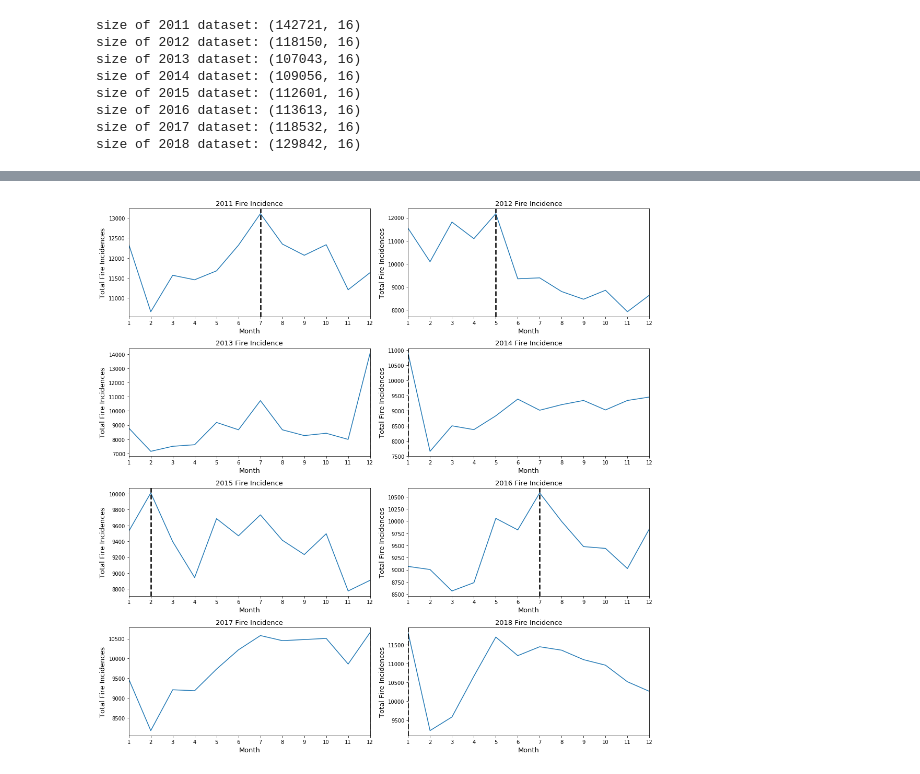
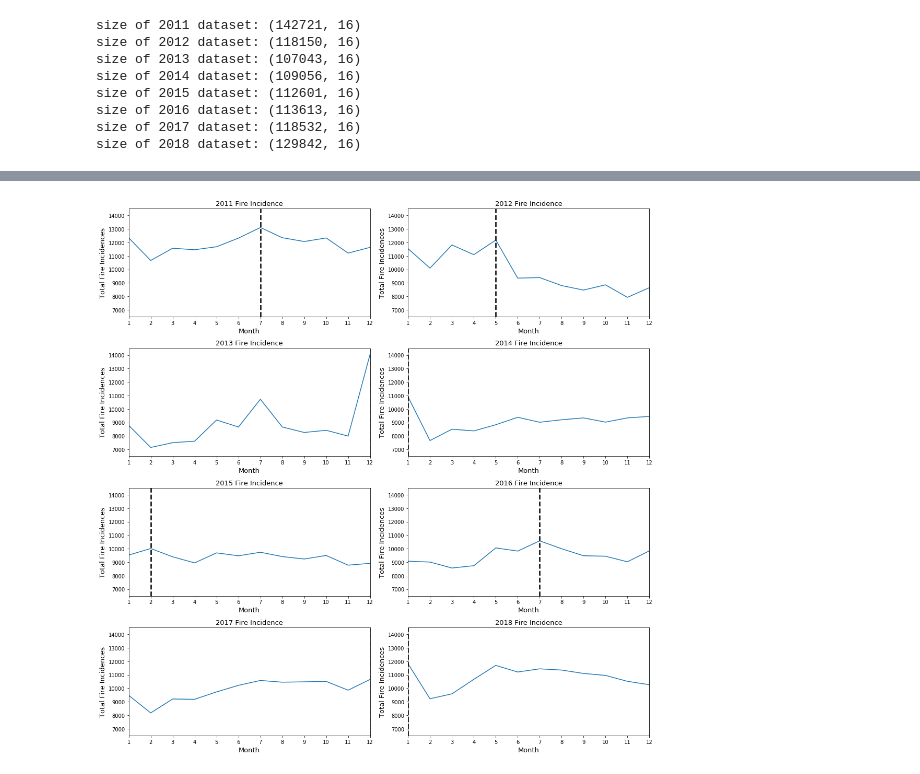
Before and after one commit to 00chengh/toronto_fire_incidents_analysis, a Jupyter notebook: TFS.ipynb, the cells around one changed output, grey strips where cells are left out. Cells and saved outputs as stored; diff of their text form; code cells hidden in the pictures.

```diff
--- a/TFS.ipynb
+++ b/TFS.ipynb
@@ -209,46 +193,31 @@ df[0].head()
 # %%
-# fig, axes= plt.subplots(nrows=4, ncols=2)
+fig, axes= plt.subplots(nrows=4, ncols=2, figsize=(15,15))
 
-# for i in range(8):
+for i, ax in enumerate(axes.flatten()):
 
 
-#     df[i]['month'] = pd.DatetimeIndex(df[i]['TFS Alarm Time']).month
+    df[i]['month'] = pd.DatetimeIndex(df[i]['TFS Alarm Time']).month
+    maximum = df[i].groupby(df[i]['month']).count()['TFS Alarm Time'].values.argmax() + 1
 
-#     ix = np.unravel_index(i, axes.shape)
+    ix = np.unravel_index(i, axes.shape)
+
 #     (df[i].groupby(df[i]['month']).count()['TFS Alarm Time']).plot(ax=axes[ix],
 #                                                                    figsize=(15,17),
 #                                                                   xticks=np.arange(1,13,1))
 
-#     plt.xticks(np.arange(1,13,1))
-#     plt.tight_layout()
-# plt.show()
+    ax.plot(np.arange(1,13), df[i].groupby(df[i]['month']).count()['TFS Alarm Time'])
+
+
+    ax.axvline(x=maximum, color='black', linestyle='--', linewidth=2.5)
+    ax.set_xticks(np.arange(1,13,1))
+    ax.set_xlabel('Month', size=13)
+    ax.set_ylabel('Total Fire Incidences', size=13)
+    ax.set_title(f'201{i+1} Fire Incidence', size=13)
+    ax.set_xlim(1,12)
+    ax.set_ylim(6500, 14500)
+
+    plt.tight_layout()
+
+plt.show()
+# %% [output]
+[figure, added]
-# %%
-fig, axes= plt.subplots(nrows=4, ncols=2, figsize=(15,15))
-
-for i, ax in enumerate(axes.flatten()):
-
-
-    df[i]['month'] = pd.DatetimeIndex(df[i]['TFS Alarm Time']).month
-    maximum = df[i].groupby(df[i]['month']).count()['TFS Alarm Time'].values.argmax() + 1
-
-    ix = np.unravel_index(i, axes.shape)
-
-#     (df[i].groupby(df[i]['month']).count()['TFS Alarm Time']).plot(ax=axes[ix],
-#                                                                    figsize=(15,17),
-#                                                                   xticks=np.arange(1,13,1))
-
-    ax.plot(np.arange(1,13), df[i].groupby(df[i]['month']).count()['TFS Alarm Time'])
-
-
-    ax.axvline(x=maximum, color='black', linestyle='--', linewidth=2.5)
-    ax.set_xticks(np.arange(1,13,1))
-    ax.set_xlabel('Month', size=13)
-    ax.set_ylabel('Total Fire Incidences', size=13)
-    ax.set_title(f'201{i+1} Fire Incidence', size=13)
-    ax.set_xlim(1,12)
-
-    plt.tight_layout()
-
-plt.show()
-# %% [output]
-[figure, removed]
```
Also changed, not shown: parts of 8 cells of this notebook.
